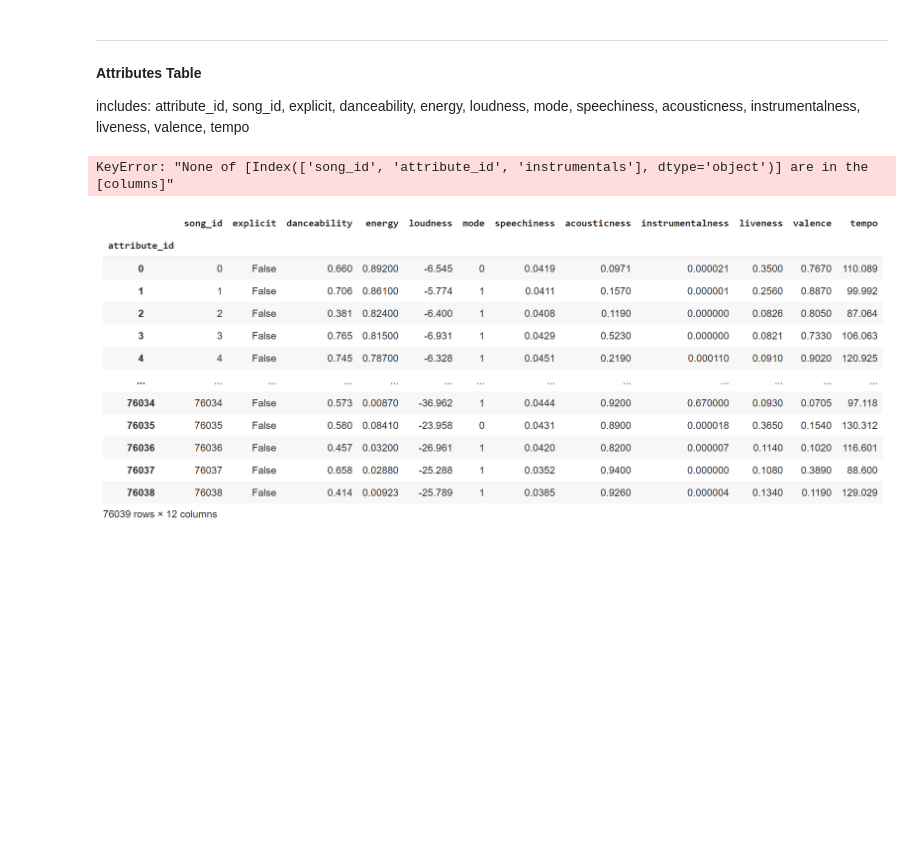
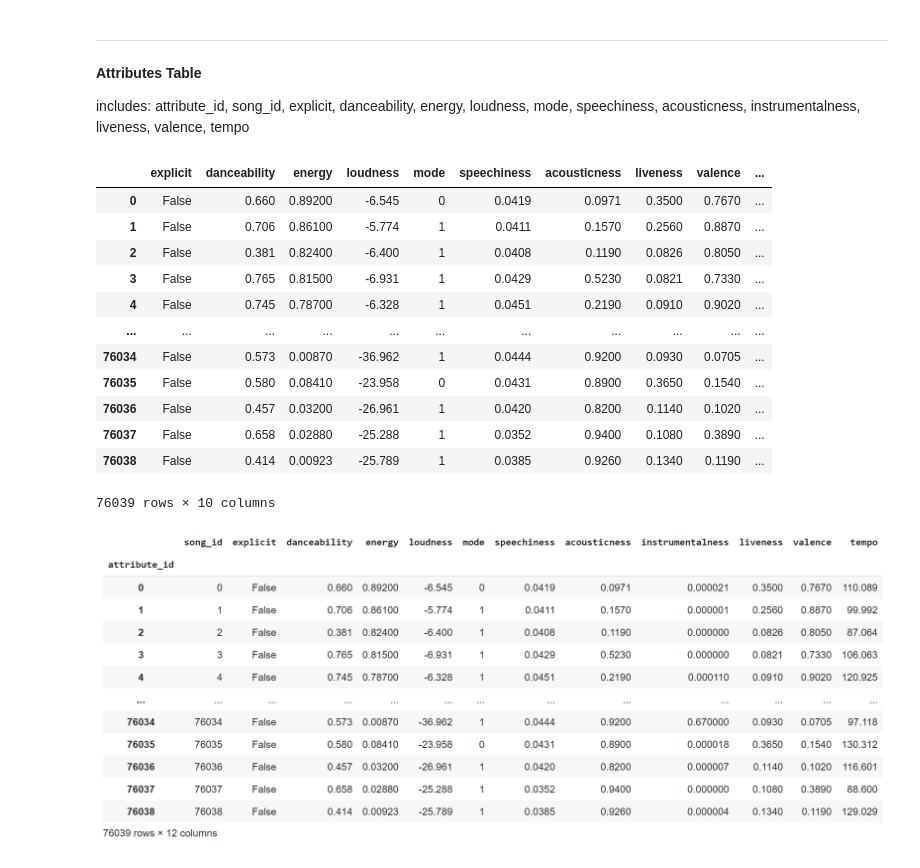
Before and after one commit to blwishom/cognixia, a Jupyter notebook: Student_Exercises/week3/dataCleaningExercise.ipynb, the cells around one changed output. Drawn from its saved outputs; the diff is of its cells as text; code cells hidden in the pictures; blank space fills up the shorter version.

```diff
--- a/Student_Exercises/week3/dataCleaningExercise.ipynb
+++ b/Student_Exercises/week3/dataCleaningExercise.ipynb
@@ -135,11 +151,23 @@ KeyError: "['song_id'] not in index"
 
 includes: attribute_id, song_id, explicit, danceability, energy, loudness, mode, speechiness, acousticness, instrumentalness, liveness, valence, tempo
 # %%
-attributes = df[['explicit', 'danceability', 'energy', 'loudness', 'mode', 'speechiness', 'acousticness', 'liveness', 'valence', 'tempo']]
-songs = df[['song_id', 'attribute_id', 'instrumentals']]
-attributes
+attributesTable = df[['explicit', 'danceability', 'energy', 'loudness', 'mode', 'speechiness', 'acousticness', 'liveness', 'valence', 'tempo']]
+# songs = df[['song_id', 'attribute_id', 'instrumentals']]
+attributesTable
 # %% [output]
+|  | explicit | danceability | energy | loudness | mode | speechiness | acousticness | liveness | valence | ... |
+| 0 | False | 0.660 | 0.89200 | -6.545 | 0 | 0.0419 | 0.0971 | 0.3500 | 0.7670 | ... |
+| 1 | False | 0.706 | 0.86100 | -5.774 | 1 | 0.0411 | 0.1570 | 0.2560 | 0.8870 | ... |
+| 2 | False | 0.381 | 0.82400 | -6.400 | 1 | 0.0408 | 0.1190 | 0.0826 | 0.8050 | ... |
+| 3 | False | 0.765 | 0.81500 | -6.931 | 1 | 0.0429 | 0.5230 | 0.0821 | 0.7330 | ... |
+| 4 | False | 0.745 | 0.78700 | -6.328 | 1 | 0.0451 | 0.2190 | 0.0910 | 0.9020 | ... |
+| ... | ... | ... | ... | ... | ... | ... | ... | ... | ... | ... |
+| 76034 | False | 0.573 | 0.00870 | -36.962 | 1 | 0.0444 | 0.9200 | 0.0930 | 0.0705 | ... |
+| 76035 | False | 0.580 | 0.08410 | -23.958 | 0 | 0.0431 | 0.8900 | 0.3650 | 0.1540 | ... |
+| 76036 | False | 0.457 | 0.03200 | -26.961 | 1 | 0.0420 | 0.8200 | 0.1140 | 0.1020 | ... |
+| 76037 | False | 0.658 | 0.02880 | -25.288 | 1 | 0.0352 | 0.9400 | 0.1080 | 0.3890 | ... |
+| 76038 | False | 0.414 | 0.00923 | -25.789 | 1 | 0.0385 | 0.9260 | 0.1340 | 0.1190 | ... |
-KeyError: "None of [Index(['song_id', 'attribute_id', 'instrumentals'], dtype='object')] are in the [columns]"
+76039 rows × 10 columns
 # %% [markdown]
 ![image.png](embedded-picture-1)
 # %% [markdown]
```
Also changed, not shown: parts of 3 cells of this notebook, 1 other file.
